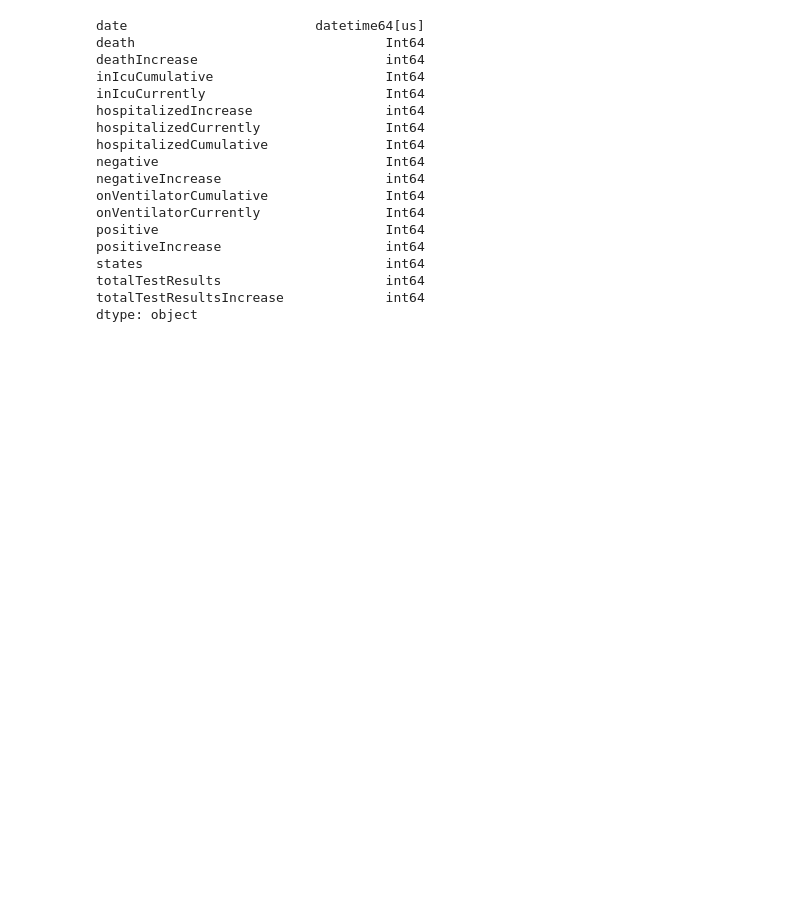
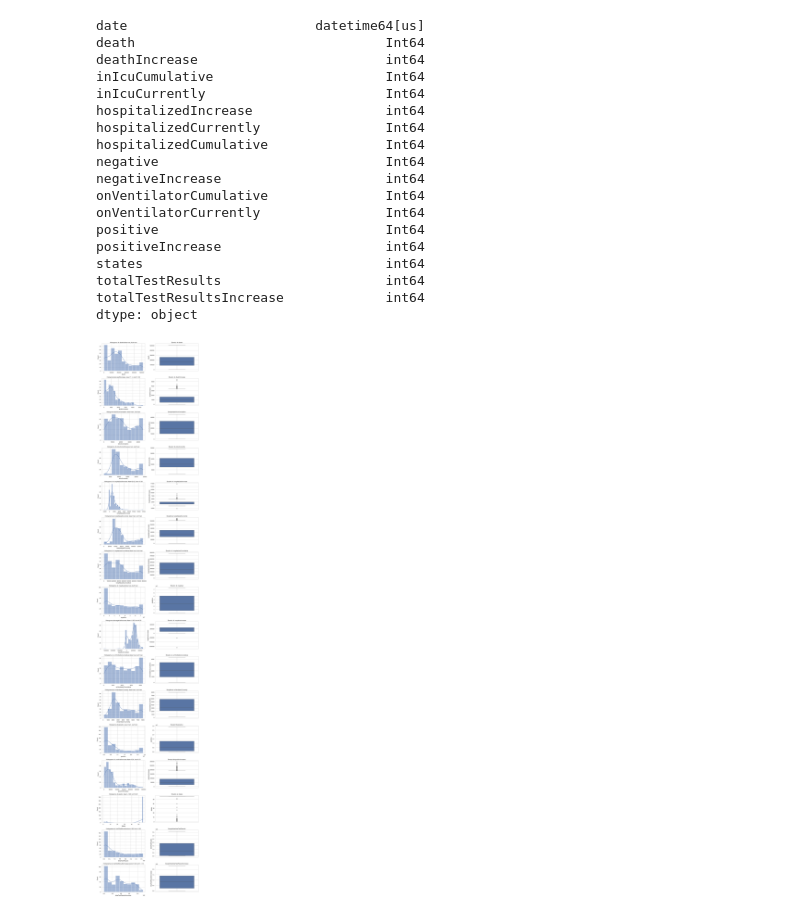
Before and after one commit to Bootcamp-DA-P2/AI-PROJECT-EDA-GRUPO5, a Jupyter notebook: eda_covid.ipynb, the cells around one changed output. Drawn from its saved outputs; the diff is of its cells as text; code cells hidden in the pictures; blank space fills up the shorter version.

```diff
--- a/eda_covid.ipynb
+++ b/eda_covid.ipynb
@@ -210,3 +213,21 @@ states                               int64
 totalTestResults                     int64
 totalTestResultsIncrease             int64
 dtype: object
+# %%
+cols = [col for col in df.columns if col != "date"]
+fig, axes = plt.subplots(len(cols), 2, figsize=(12, 4 * len(cols)))
+
+for i, col in enumerate(cols):
+
+    # Histograma
+    sns.histplot(df[col], kde=True, ax=axes[i, 0])
+    axes[i, 0].set_title(f'Histograma de {col} skew={stats.skew(df[col]):.2f}, kurt={stats.kurtosis(df[col]):.2f}')
+
+    # Boxplot
+    sns.boxplot(y=df[col], ax=axes[i, 1])
+    axes[i, 1].set_title(f'Boxplot de {col}')
+
+plt.tight_layout()
+plt.show()
+# %% [output]
+[figure, added]
```
Also changed, not shown: parts of 16 cells of this notebook, 1 other file.
